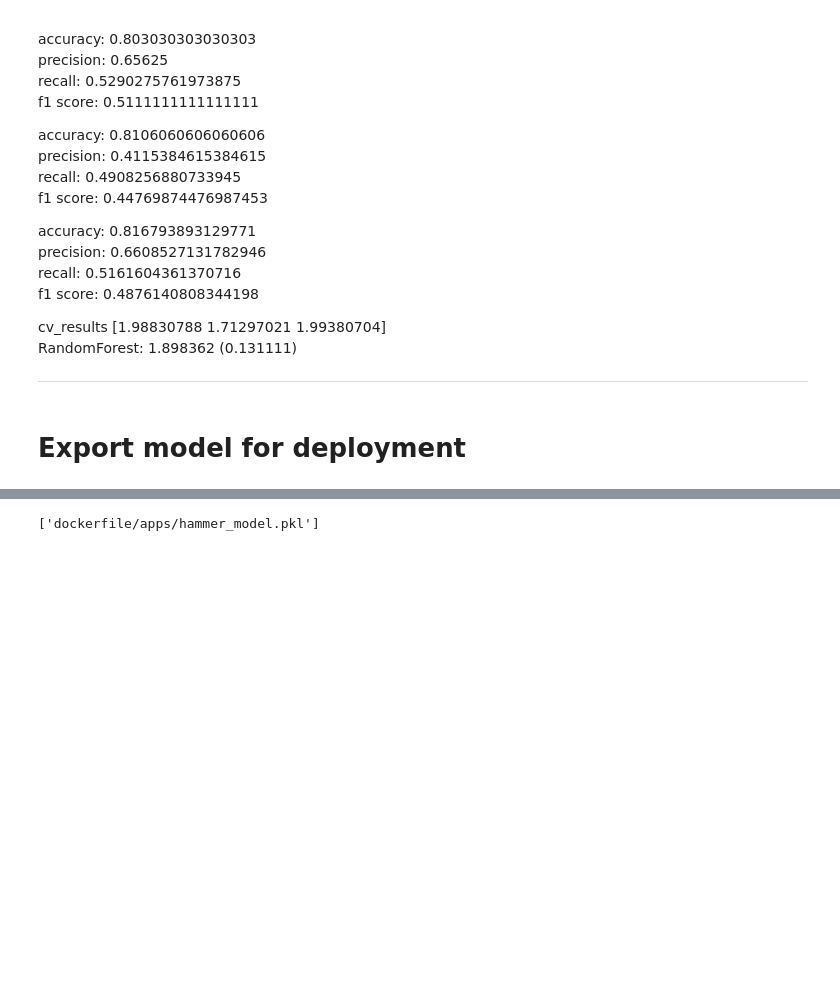
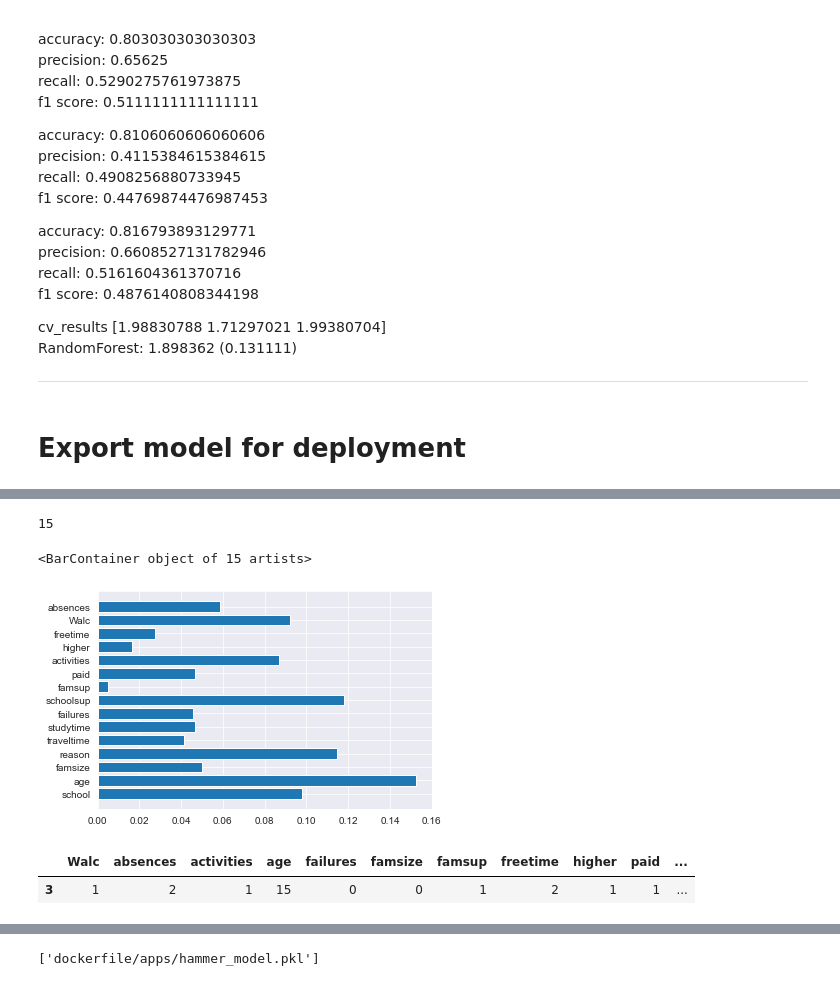
Before and after one commit to CMU-313/fall-2021-hw4-hammer, a Jupyter notebook: model_build.ipynb, the cells around one changed output, grey strips where cells are left out. Saved outputs shown, nothing was run; the diff lists cells and outputs as text; code cells hidden in the pictures; blank space fills up the shorter version.

```diff
--- a/model_build.ipynb
+++ b/model_build.ipynb
@@ -785,0 +818,9 @@ RandomForest: 1.898362 (0.131111)
+# %%
+len(clf.feature_importances_)
+# %% [output]
+15
+# %%
+plt.barh([x for x in df.columns if x not in 'G1 G2 G3 qual_student'.split(' ')], clf.feature_importances_)
+# %% [output]
+<BarContainer object of 15 artists>
+[figure, added]
@@ -785,0 +831,5 @@ RandomForest: 1.898362 (0.131111)
+# %%
+x[3:4]
+# %% [output]
+|  | Walc | absences | activities | age | failures | famsize | famsup | freetime | higher | paid | ... |
+| 3 | 1 | 2 | 1 | 15 | 0 | 0 | 1 | 2 | 1 | 1 | ... |
```
Also changed, not shown: parts of 37 cells of this notebook, 1 other file.
